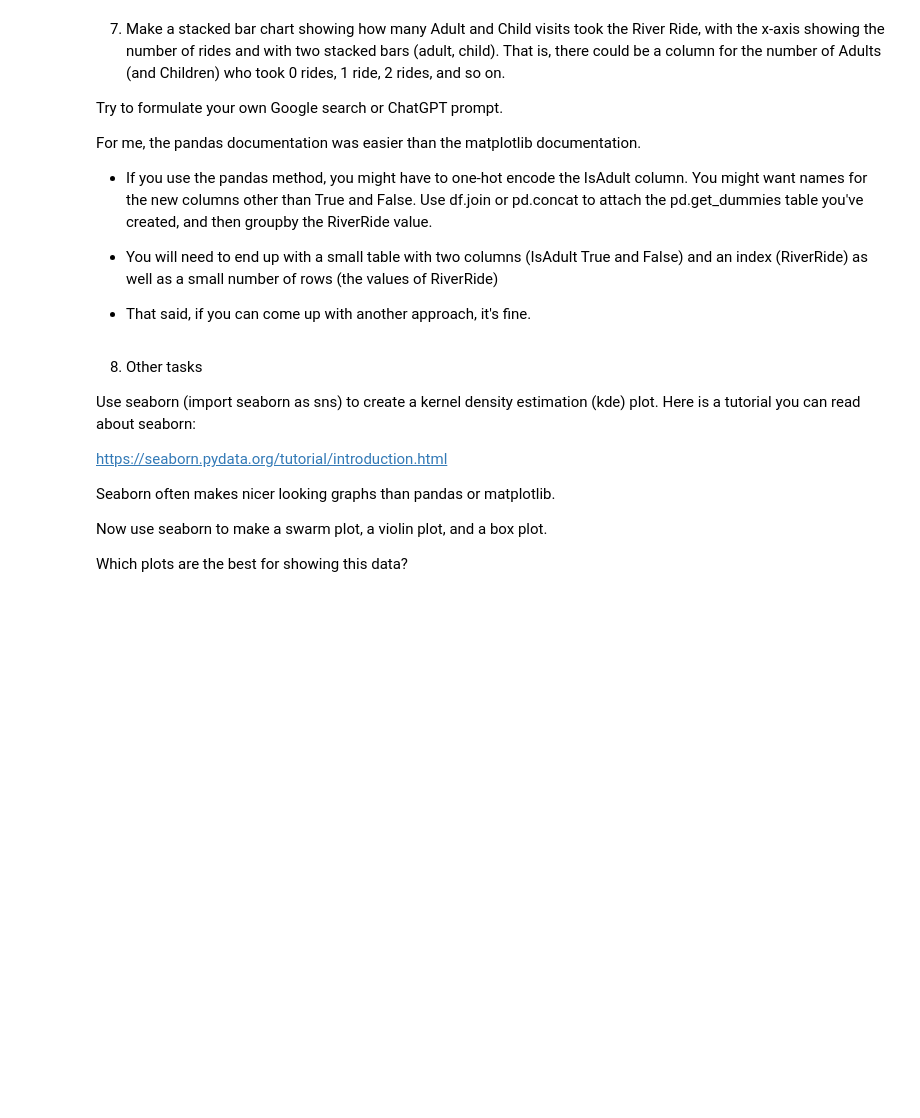
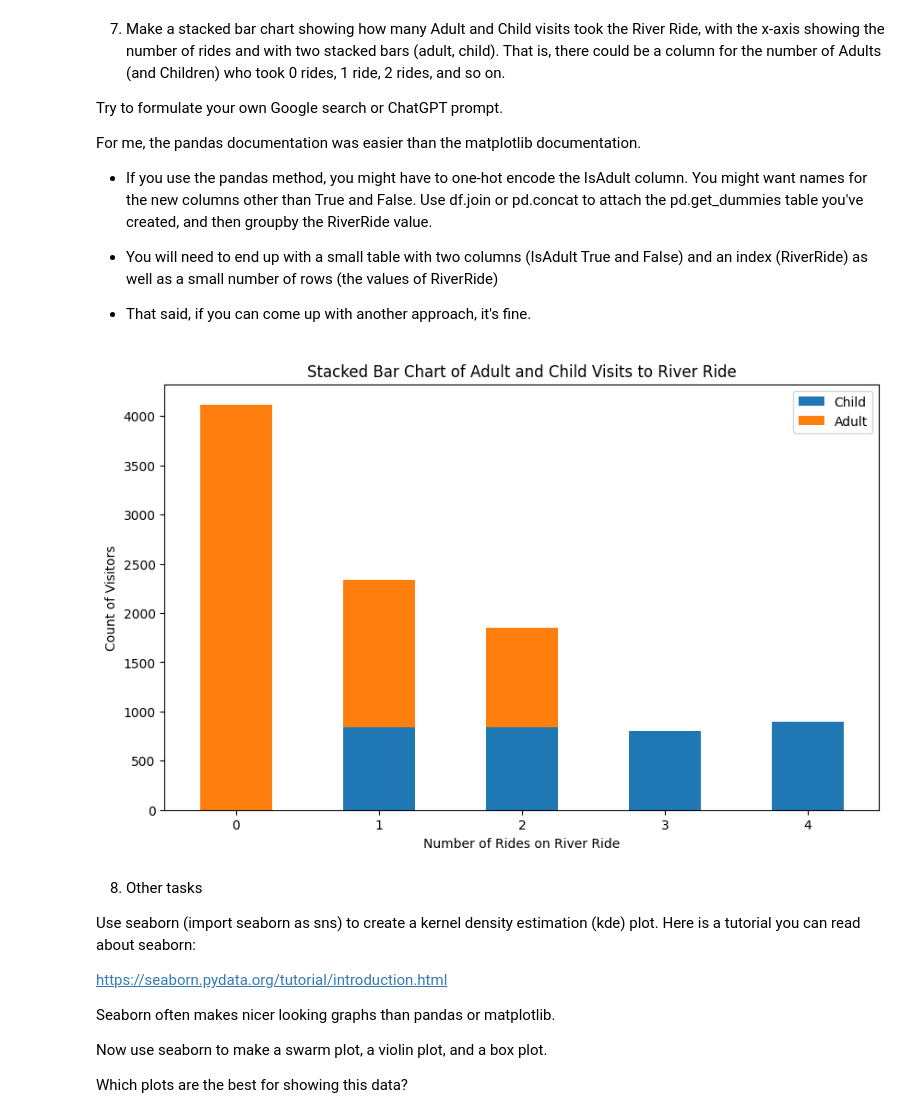
Before and after one commit to tbeerio/AI-For-Leaders, a Jupyter notebook: OMDS-ModB2-Week3-Beer-Tim.ipynb, the cells around one changed output. Cells and saved outputs as stored; diff of their text form; code cells hidden in the pictures; blank space fills up the shorter version.

```diff
--- a/OMDS-ModB2-Week3-Beer-Tim.ipynb
+++ b/OMDS-ModB2-Week3-Beer-Tim.ipynb
@@ -331,6 +387,26 @@ For me, the pandas documentation was easier than the matplotlib documentation.
 * You will need to end up with a small table with two columns (IsAdult True and False) and an index (RiverRide) as well as a small number of rows (the values of RiverRide)
 
 * That said, if you can come up with another approach, it's fine.
+# %%
+import matplotlib.pyplot as plt
+
+# Group by ride count and categorize by adult/child
+ride_counts = df.groupby(["RiverRide", "IsAdult"]).size().unstack()
+
+# Plot the stacked bar chart
+ride_counts.plot(kind="bar", stacked=True, figsize=(10, 6))
+
+# Add labels and title
+plt.xlabel("Number of Rides on River Ride")
+plt.ylabel("Count of Visitors")
+plt.title("Stacked Bar Chart of Adult and Child Visits to River Ride")
+plt.legend(["Child", "Adult"])
+plt.xticks(rotation=0)
+
+# Show the plot
+plt.show()
+# %% [output]
+[figure, added]
 # %% [markdown]
 8. Other tasks
 
```
Also changed, not shown: parts of 6 cells of this notebook.
